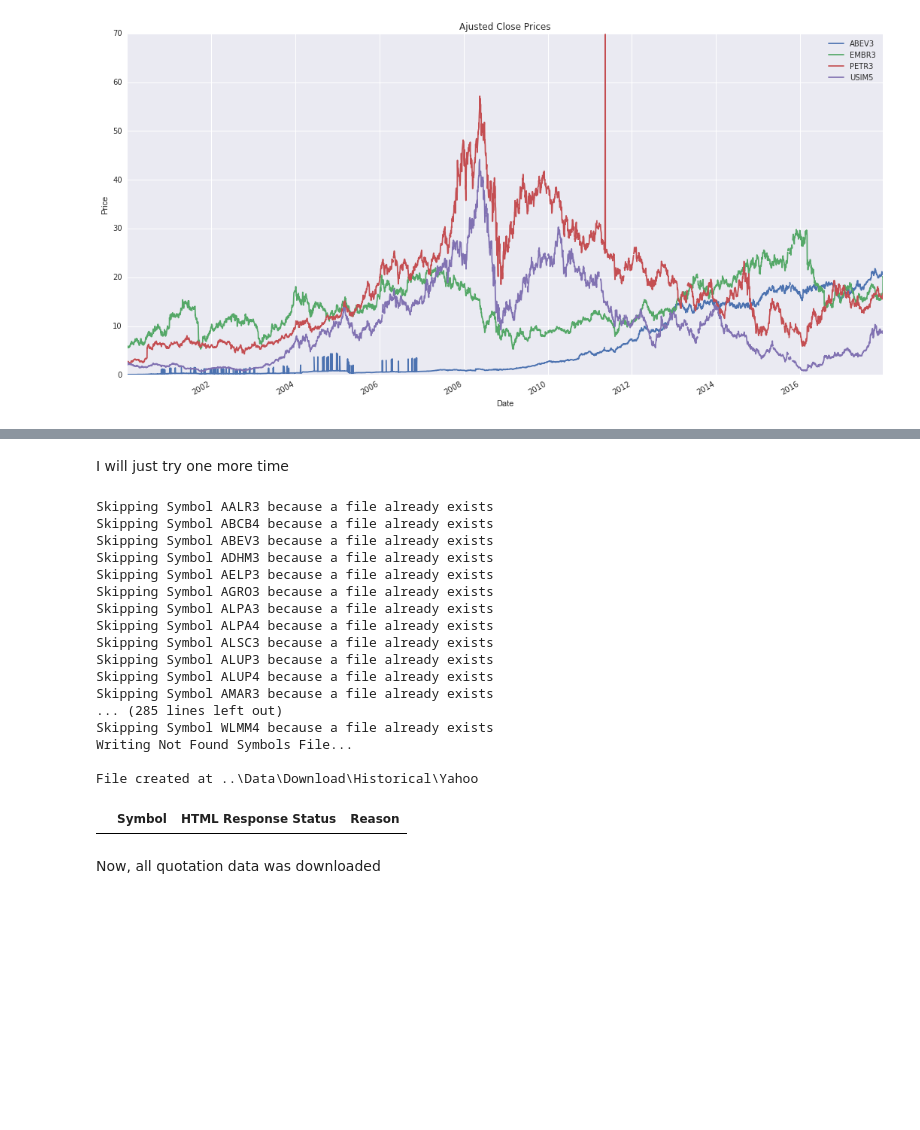
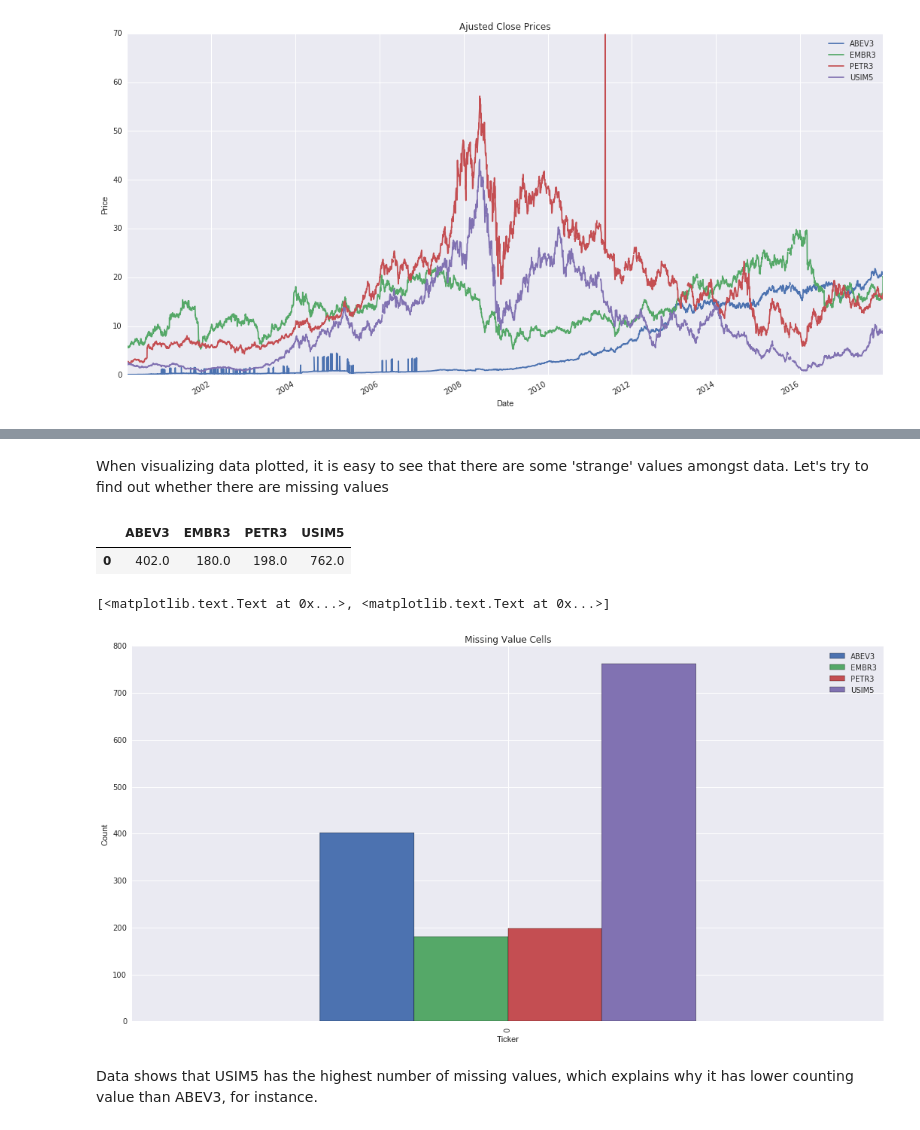
Before and after one commit to gabriel301/MLNanodregree, a Jupyter notebook: projects/capstone/CapstoneProject/Report/Capstone Report.ipynb, the cells around one changed output, grey strips where cells are left out. Drawn from its saved outputs; the diff is of its cells as text; code cells hidden in the pictures; blank space fills up the shorter version.

Commit message:
- Report: Exploratory Visualization Finished - TechinicalIndicators: Method Renaming

```diff
--- a/projects/capstone/CapstoneProject/Report/Capstone Report.ipynb
+++ b/projects/capstone/CapstoneProject/Report/Capstone Report.ipynb
@@ -421,32 +227,21 @@ dfNotFound
-# %% [markdown]
-I will just try one more time
-# %%
-folderHistorical = stocks.GetHistoricalDataFromYahoo(symbols,'..\Data','SA',False)
-# %% [output]
-Skipping Symbol AALR3 because a file already exists
-Skipping Symbol ABCB4 because a file already exists
-Skipping Symbol ABEV3 because a file already exists
-Skipping Symbol ADHM3 because a file already exists
-Skipping Symbol AELP3 because a file already exists
-Skipping Symbol AGRO3 because a file already exists
-Skipping Symbol ALPA3 because a file already exists
-Skipping Symbol ALPA4 because a file already exists
-Skipping Symbol ALSC3 because a file already exists
-Skipping Symbol ALUP3 because a file already exists
-Skipping Symbol ALUP4 because a file already exists
-Skipping Symbol AMAR3 because a file already exists
-... (285 lines left out)
-Skipping Symbol WLMM4 because a file already exists
-Writing Not Found Symbols File...
-
-File created at ..\Data\Download\Historical\Yahoo
-# %%
-dfNotFound = pd.read_csv('..\Data\Download\Historical\Yahoo\_NotFoundList.csv')
-dfNotFound
-# %% [output]
-|  | Symbol | HTML Response Status | Reason |
-# %% [markdown]
-Now, all quotation data was downloaded
+# %% [markdown]
+When visualizing data plotted, it is easy to see that there are some 'strange' values amongst data. Let's try to find out whether there are missing values
+# %%
+df = pd.DataFrame()
+entries = {}
+for dfStock in dfs:
+    entries[dfStock['Ticker'][0]] = sum(dfStock.isnull().values.ravel())
+
+df = df.append(entries,ignore_index=True)
+display(df)
+df.plot(kind='bar',title="Missing Value Cells",figsize=(18,9)).set(xlabel='Ticker', ylabel='Count')
+# %% [output]
+|  | ABEV3 | EMBR3 | PETR3 | USIM5 |
+| 0 | 402.0 | 180.0 | 198.0 | 762.0 |
+[<matplotlib.text.Text at 0x...>, <matplotlib.text.Text at 0x...>]
+[figure, added]
+# %% [markdown]
+Data shows that USIM5 has the highest number of missing values, which explains why it has lower counting value than ABEV3, for instance.
 # %% [markdown]
 ### References
 [1]: https://www.investopedia.com/terms/s/stock.asp (Accessed in 2017-11-26)<br>
```
Also changed, not shown: parts of 38 cells of this notebook, 1 other file.
